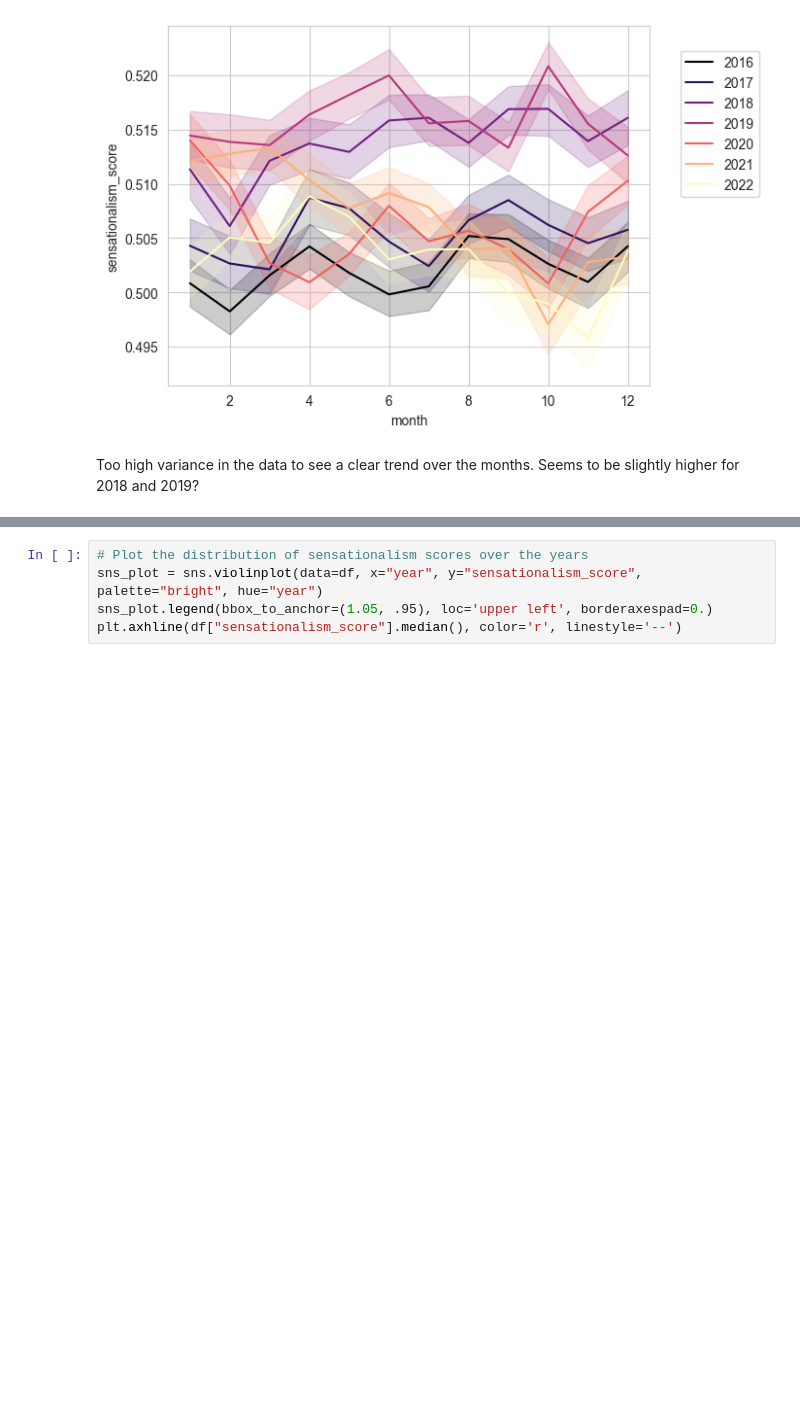
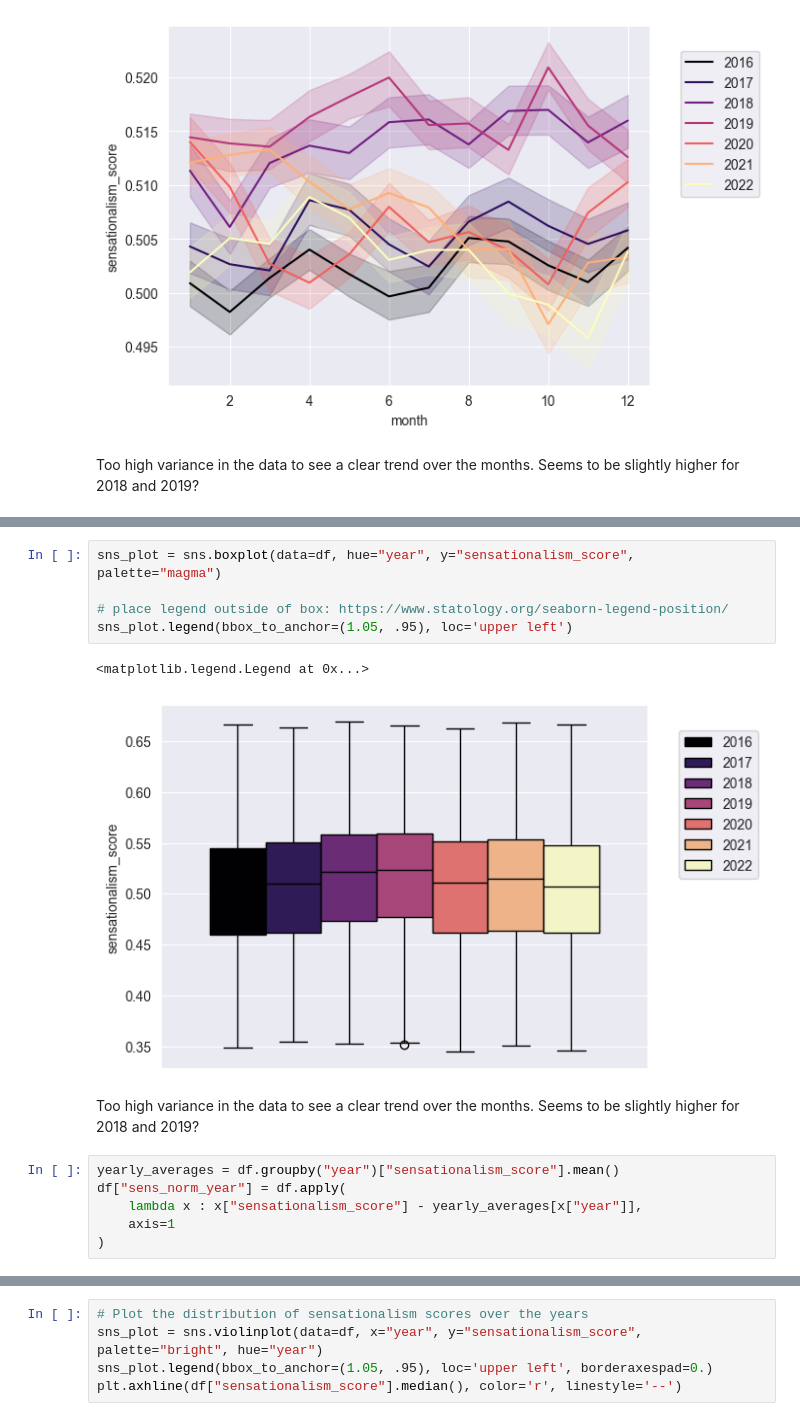
Before and after one commit to vetlewj/algorithmic-media, a Jupyter notebook: sensationalism_metric/sensationalism_analysis.ipynb, the cells around one changed output, grey strips where cells are left out. Drawn from its saved outputs; the diff is of its cells as text; blank space fills up the shorter version.

```diff
--- a/sensationalism_metric/sensationalism_analysis.ipynb
+++ b/sensationalism_metric/sensationalism_analysis.ipynb
@@ -91,0 +117,16 @@ Too high variance in the data to see a clear trend over the months. Seems to be
+# %%
+sns_plot = sns.boxplot(data=df, hue="year", y="sensationalism_score", palette="magma")
+
+# place legend outside of box: https://www.statology.org/seaborn-legend-position/
+sns_plot.legend(bbox_to_anchor=(1.05, .95), loc='upper left')
+# %% [output]
+<matplotlib.legend.Legend at 0x...>
+[figure, added]
+# %% [markdown]
+Too high variance in the data to see a clear trend over the months. Seems to be slightly higher for 2018 and 2019?
+# %%
+yearly_averages = df.groupby("year")["sensationalism_score"].mean()
+df["sens_norm_year"] = df.apply(
+    lambda x : x["sensationalism_score"] - yearly_averages[x["year"]],
+    axis=1
+)
```
Also changed, not shown: parts of 16 cells of this notebook, 1 other file.
